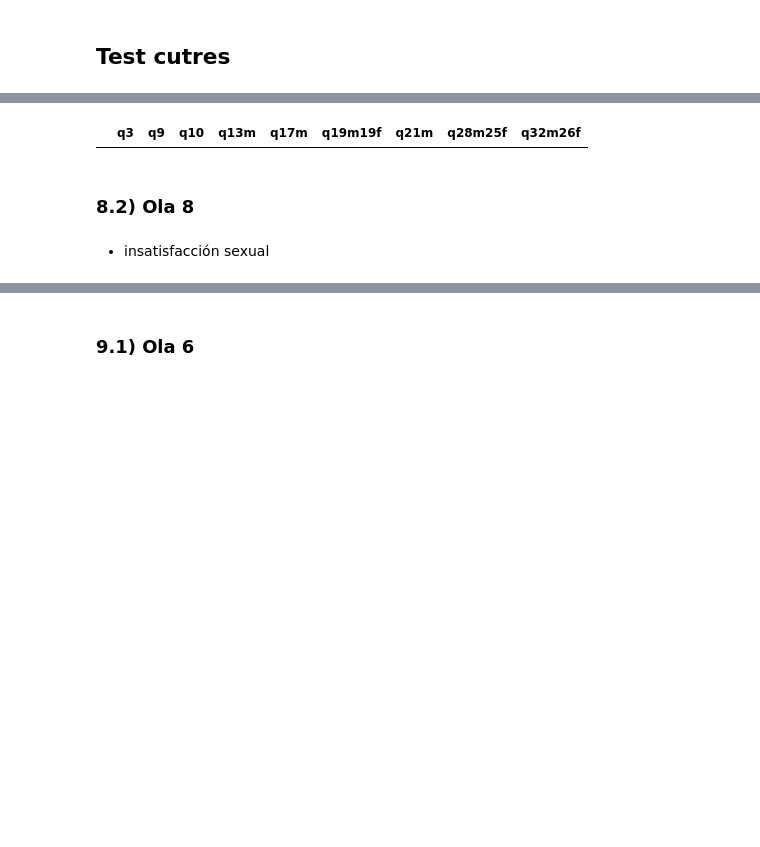
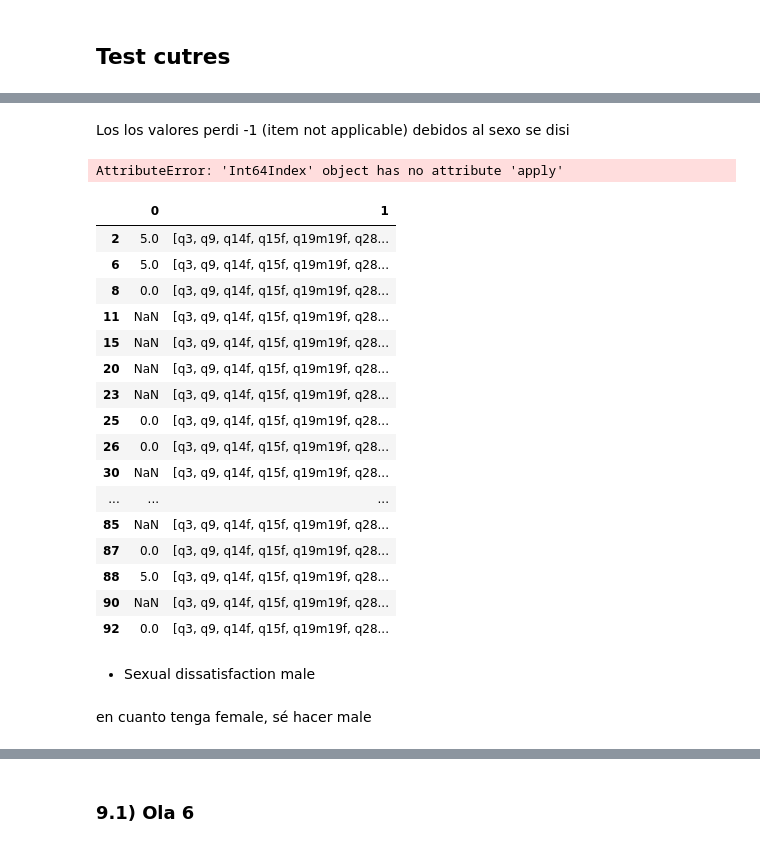
Before and after one commit to ateneatla/sexinsa_qol_ELSA, a Jupyter notebook: anexo.ipynb, the cells around one changed output, grey strips where cells are left out. Saved outputs shown, nothing was run; the diff lists cells and outputs as text; code cells hidden in the pictures; blank space fills up the shorter version.

```diff
--- a/anexo.ipynb
+++ b/anexo.ipynb
@@ -1302,0 +1028,2 @@ sexdissa_w6_f # Mientras haya números en negativo hay valores perdidos incluíd
+# %% [markdown]
+Los los valores perdi -1 (item not applicable) debidos al sexo se disi
@@ -1303,11 +1032,31 @@ sexdissa_w6_f # Mientras haya números en negativo hay valores perdidos incluíd
+# %%
+items_sexdissa_f_w6_df = w6_second_cleaned_df.loc[(w6_second_cleaned_df['indsex'] == 2)].apply(calc_items_sexdissa_f_w6, axis=1, result_type='expand')
+# %% [output]
+AttributeError: 'Int64Index' object has no attribute 'apply'
+# %%
+items_sexdissa_m_w6_df
+# %% [output]
+|  | 0 | 1 |
+| 2 | 5.0 | [q3, q9, q14f, q15f, q19m19f, q28... |
+| 6 | 5.0 | [q3, q9, q14f, q15f, q19m19f, q28... |
+| 8 | 0.0 | [q3, q9, q14f, q15f, q19m19f, q28... |
+| 11 | NaN | [q3, q9, q14f, q15f, q19m19f, q28... |
+| 15 | NaN | [q3, q9, q14f, q15f, q19m19f, q28... |
+| 20 | NaN | [q3, q9, q14f, q15f, q19m19f, q28... |
+| 23 | NaN | [q3, q9, q14f, q15f, q19m19f, q28... |
+| 25 | 0.0 | [q3, q9, q14f, q15f, q19m19f, q28... |
+| 26 | 0.0 | [q3, q9, q14f, q15f, q19m19f, q28... |
+| 30 | NaN | [q3, q9, q14f, q15f, q19m19f, q28... |
+| ... | ... | ... |
+| 85 | NaN | [q3, q9, q14f, q15f, q19m19f, q28... |
+| 87 | 0.0 | [q3, q9, q14f, q15f, q19m19f, q28... |
+| 88 | 5.0 | [q3, q9, q14f, q15f, q19m19f, q28... |
+| 90 | NaN | [q3, q9, q14f, q15f, q19m19f, q28... |
+| 92 | 0.0 | [q3, q9, q14f, q15f, q19m19f, q28... |
 # %%
-sexdissa_w6_m = w6_second_cleaned_df.loc[(w6_second_cleaned_df['indsex'] == 1), # <- 1 = men ; 2 = women
-                   sexdissa_w6_m_cols]
-sexdissa_w6_m
+sexdissa_w6_df = w6_second_cleaned_df.loc[(w6_second_cleaned_df['indsex'] == 1)].apply(calc_sexdissa_w6, axis=1)
-# %% [output]
-|  | q3 | q9 | q10 | q13m | q17m | q19m19f | q21m | q28m25f | q32m26f |
-# %% [markdown]
-### 8.2) Ola 8
-# %% [markdown]
-* insatisfacción sexual
+# %% [markdown]
+* Sexual dissatisfaction male
+# %% [markdown]
+en cuanto tenga female, sé hacer male
 # %% [markdown]
```
Also changed, not shown: parts of 315 cells of this notebook.
